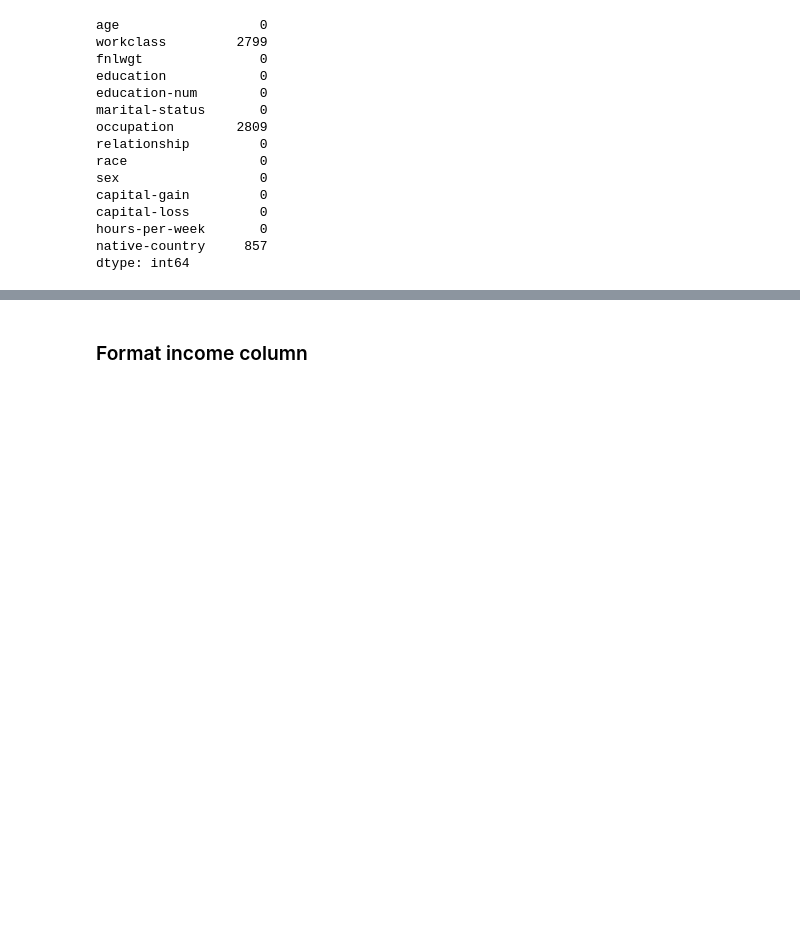
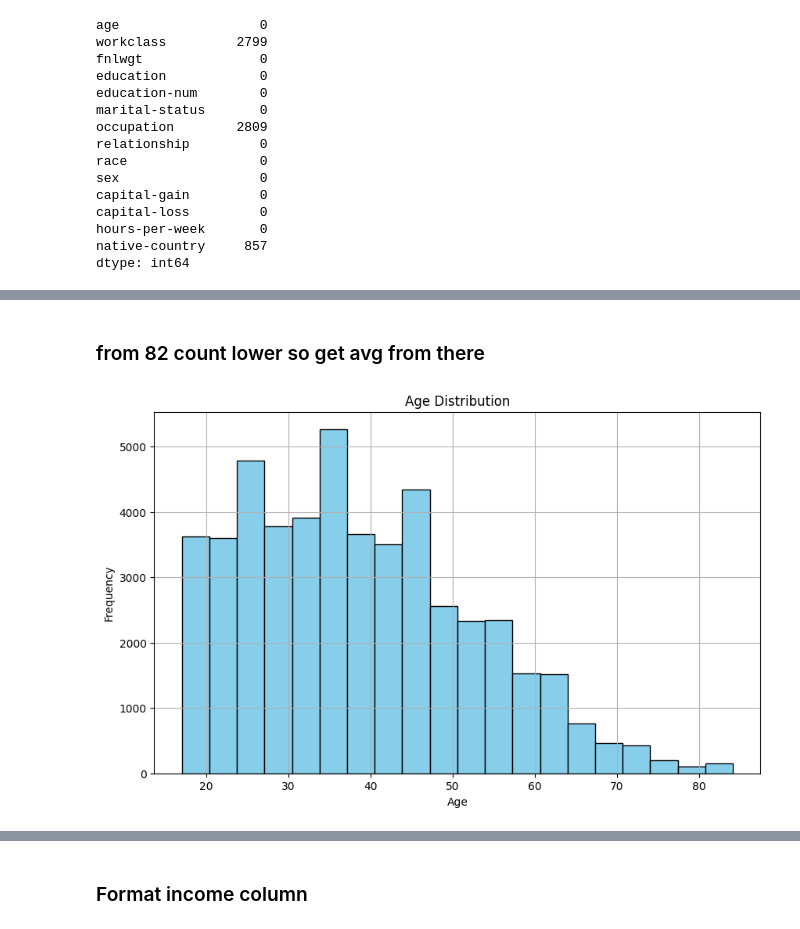
Before and after one commit to ThiseniSenethma/Prediction-of-income-per-year-based-on-Census-Data-with-Na-ve-Bayes-and-Random-Forest-Classification, a Jupyter notebook: ML_cw.ipynb, the cells around one changed output, grey strips where cells are left out. Saved outputs shown, nothing was run; the diff lists cells and outputs as text; code cells hidden in the pictures; blank space fills up the shorter version.

```diff
--- a/ML_cw.ipynb
+++ b/ML_cw.ipynb
@@ -269,0 +340,19 @@ print(X['native-country'].isnull().sum())  # Check for null values in the 'occup
+# %% [markdown]
+### from 82 count lower so get avg from there
+# %%
+# Calculate the average age for the range 82-90
+age_avg = X[(X['age'] >= 82) & (X['age'] < 90)]['age'].mean()
+
+# Fill ages greater than 80 with the average age
+X.loc[X['age'] > 80, 'age'] = age_avg
+# %%
+# Plot Age histogram
+plt.figure(figsize=(10, 6))
+plt.hist(X['age'], bins=20, color='skyblue', edgecolor='black')
+plt.xlabel('Age')
+plt.ylabel('Frequency')
+plt.title('Age Distribution')
+plt.grid(True)
+plt.show()
+# %% [output]
+[figure, added]
```
Also changed, not shown: parts of 25 cells of this notebook.
